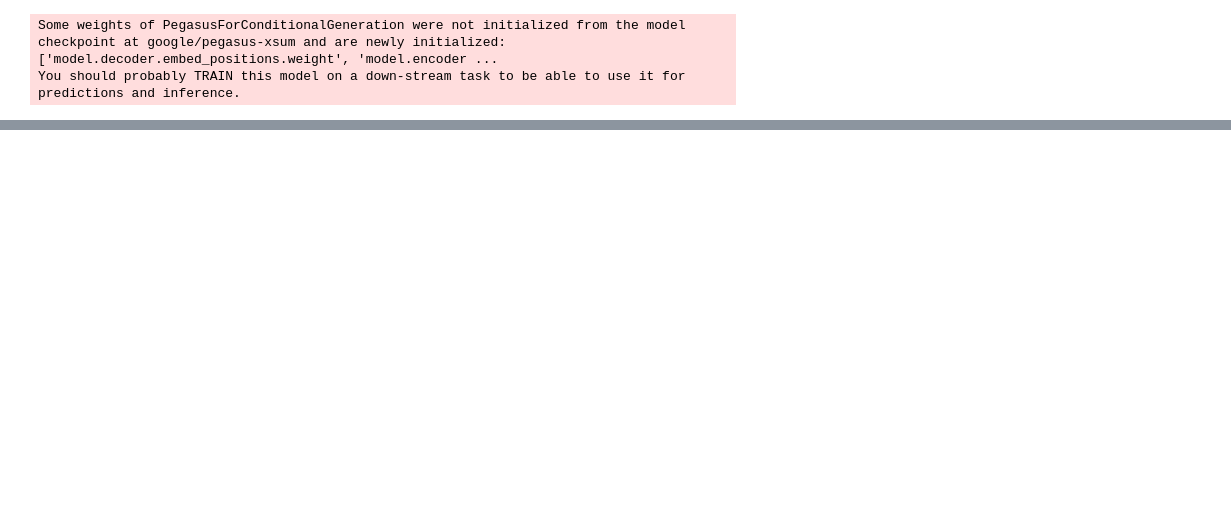
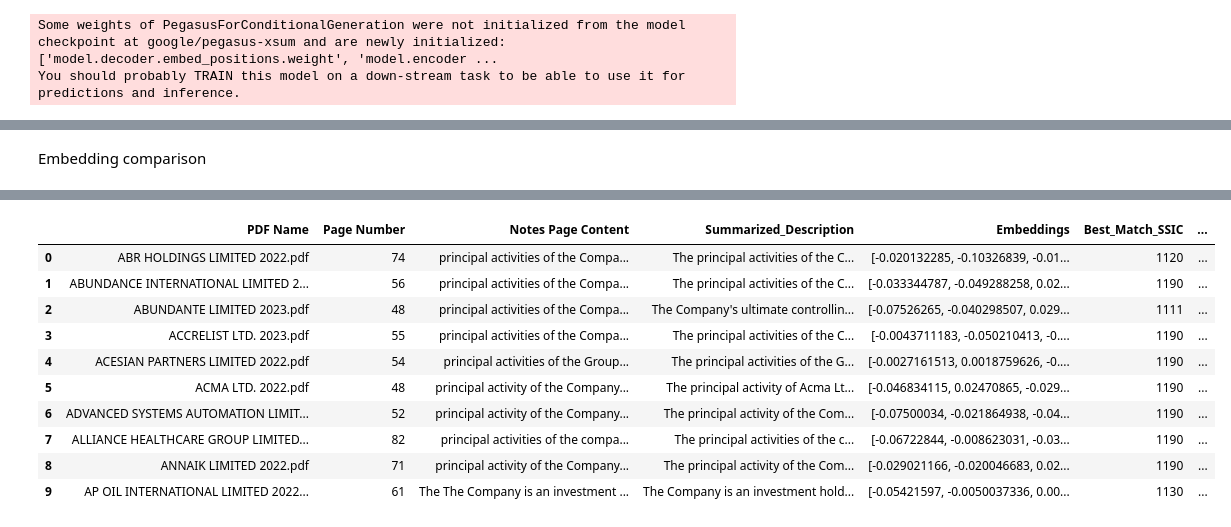
Before and after one commit to yorwel/ssicsync, a Jupyter notebook: LLM_Test/summarization.ipynb, the cells around one changed output, grey strips where cells are left out. Cells and saved outputs as stored; diff of their text form; code cells hidden in the pictures; blank space fills up the shorter version.

```diff
--- a/LLM_Test/summarization.ipynb
+++ b/LLM_Test/summarization.ipynb
@@ -54,0 +258,57 @@ classifier(sequence_to_classify, candidate_labels)
+# %%
+# apply keybert on ref table, change the range accordinly
+SSIC_ref_df['Keywords'] = SSIC_ref_df['Detailed Definitions'].apply(
+    lambda x: kw_model.extract_keywords(x, keyphrase_ngram_range=(2, 2))
+)
+
+SSIC_ref_df['Keywords']
+#return: keywords: The top n keywords for a document with their respective distancesto the input document.
+SSIC_ref_df.to_excel("SSIC Fact Ref_with keywords.xlsx")
+# %%
+#compare keywords got from description
+for _, row in SSIC_ref_df.iterrows():
+    fact_keywords = [kw[0] for kw in row['Keywords']]
+    new_submission_keywords = [kw[0] for kw in keywords]
+    match = set(fact_keywords).intersection(set(new_submission_keywords))
+
+    if match:
+        print(f"Matching SSIC: {row['SSIC 2020']}, Keywords: {match}")
+# %% [markdown]
+Embedding comparison
+# %%
+from sentence_transformers import SentenceTransformer, util
+
+#pretained minil,
+model = SentenceTransformer('all-MiniLM-L6-v2')
+
+# Convert the summarized descriptions and SSIC definitions to embeddings
+test_linkedin=df_linkedIn.head(10)
+test_ssicref=SSIC_ref_df.head(10)
+test_linkedin['Embeddings'] = (test_linkedin.head(10))['Summarized_Description'].apply(lambda x: model.encode(x))
+test_ssicref['Embeddings'] = test_ssicref['Detailed Definitions'].apply(lambda x: model.encode(x))
+
+
+def find_best_ssic_match(company_embedding, fact_table):
+    best_match = None
+    best_similarity = -1
+    best_definition = None
+
+    for _, row in fact_table.iterrows():
+        similarity = util.pytorch_cos_sim(company_embedding, row['Embeddings'])[0][0].item()
+
+        if similarity > best_similarity:
+            best_similarity = similarity
+            best_match = row['SSIC 2020']
+            best_definition = row['Detailed Definitions']
+
+    return best_match, best_similarity, best_definition
+
+# Find the best matching SSIC code and its detailed definition for each company
+matches = test_linkedin['Embeddings'].apply(lambda x: find_best_ssic_match(x, test_ssicref))
+
+# Extract the best match SSIC and detailed definition
+test_linkedin['Best_Match_SSIC'] = matches.apply(lambda x: x[0])
+test_linkedin['Best_Match_Definition'] = matches.apply(lambda x: x[2])
+
+test_linkedin
+# %% [output]
@@ -54,0 +335,11 @@ classifier(sequence_to_classify, candidate_labels)
+|  | PDF Name | Page Number | Notes Page Content | Summarized_Description | Embeddings | Best_Match_SSIC | ... |
+| 0 | ABR HOLDINGS LIMITED 2022.pdf | 74 | principal activities of the Compa... | The principal activities of the C... | [-0.020132285, -0.10326839, -0.01... | 1120 | ... |
+| 1 | ABUNDANCE INTERNATIONAL LIMITED 2... | 56 | principal activities of the Compa... | The principal activities of the C... | [-0.033344787, -0.049288258, 0.02... | 1190 | ... |
+| 2 | ABUNDANTE LIMITED 2023.pdf | 48 | principal activities of the Compa... | The Company's ultimate controllin... | [-0.07526265, -0.040298507, 0.029... | 1111 | ... |
+| 3 | ACCRELIST LTD. 2023.pdf | 55 | principal activities of the Compa... | The principal activities of the C... | [-0.0043711183, -0.050210413, -0.... | 1190 | ... |
+| 4 | ACESIAN PARTNERS LIMITED 2022.pdf | 54 | principal activities of the Group... | The principal activities of the G... | [-0.0027161513, 0.0018759626, -0.... | 1190 | ... |
+| 5 | ACMA LTD. 2022.pdf | 48 | principal activity of the Company... | The principal activity of Acma Lt... | [-0.046834115, 0.02470865, -0.029... | 1190 | ... |
+| 6 | ADVANCED SYSTEMS AUTOMATION LIMIT... | 52 | principal activity of the Company... | The principal activity of the Com... | [-0.07500034, -0.021864938, -0.04... | 1190 | ... |
+| 7 | ALLIANCE HEALTHCARE GROUP LIMITED... | 82 | principal activities of the compa... | The principal activities of the c... | [-0.06722844, -0.008623031, -0.03... | 1190 | ... |
+| 8 | ANNAIK LIMITED 2022.pdf | 71 | principal activity of the Company... | The principal activity of the Com... | [-0.029021166, -0.020046683, 0.02... | 1190 | ... |
+| 9 | AP OIL INTERNATIONAL LIMITED 2022... | 61 | The The Company is an investment ... | The Company is an investment hold... | [-0.05421597, -0.0050037336, 0.00... | 1130 | ... |
```
Also changed, not shown: parts of 20 cells of this notebook, 3 other files.
